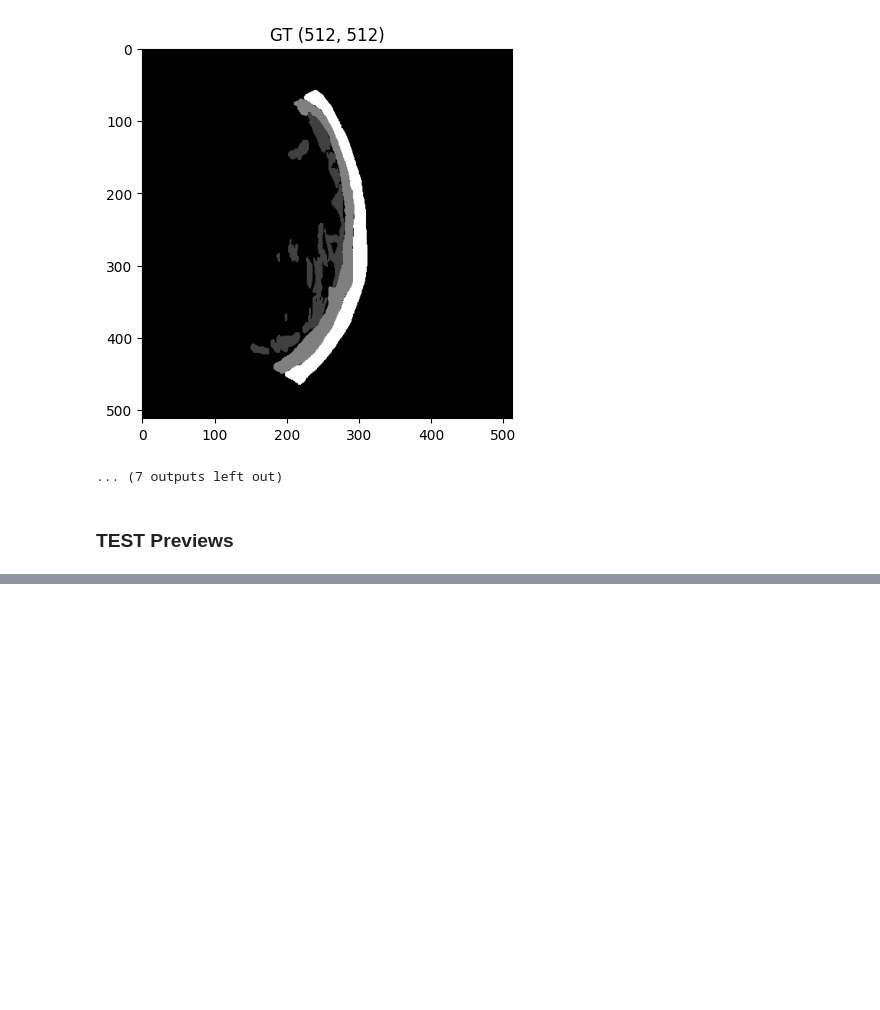
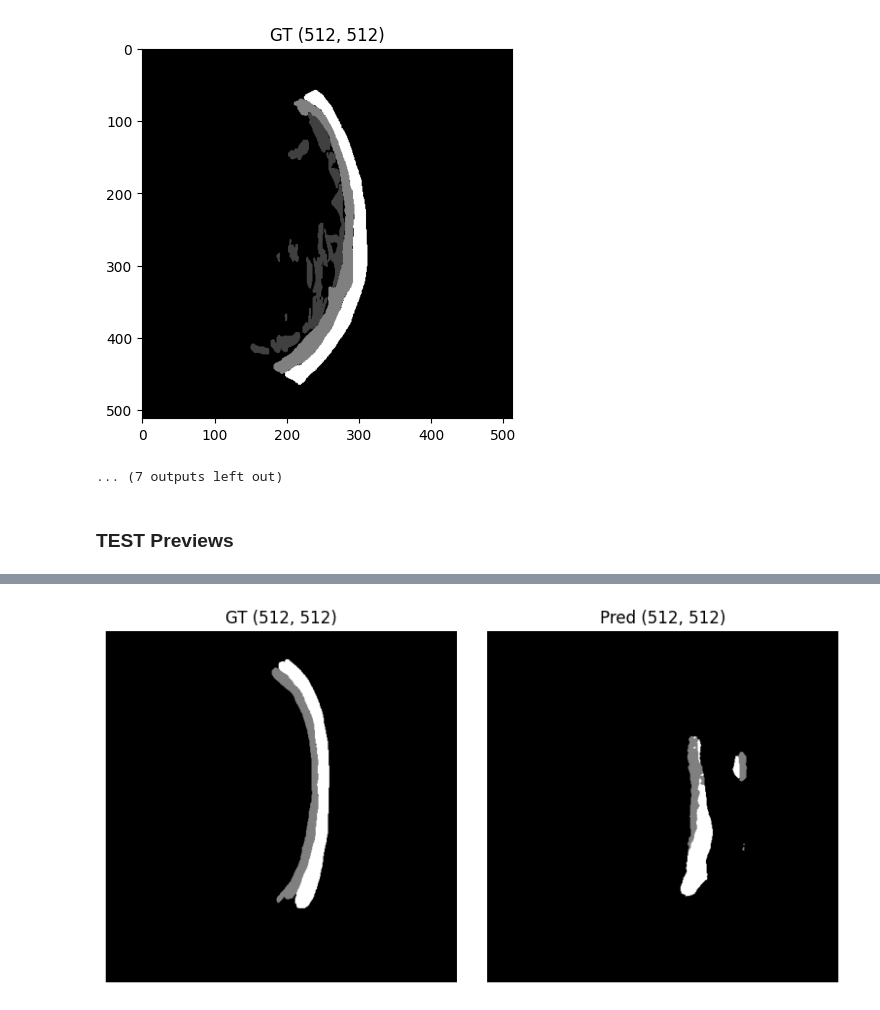
Before and after one commit to vsi-lab/retina_ultrasound_annotation, a Jupyter notebook: notebooks/USFM_Ultrasound.ipynb, the cells around one changed output, grey strips where cells are left out. Saved outputs shown, nothing was run; the diff lists cells and outputs as text; code cells hidden in the pictures; blank space fills up the shorter version.

Commit message:
- Run Experiments using 5 class + 3 class on USFM & TransUnet

```diff
--- a/notebooks/USFM_Ultrasound.ipynb
+++ b/notebooks/USFM_Ultrasound.ipynb
@@ -472,7 +486,7 @@ Pred unique labels: [0, 1, 2, 4]
 import cv2, numpy as np, glob, os
 import matplotlib.pyplot as plt
 
-root = "/content/drive/MyDrive/USFM/USFM_repo/logs/finetune/Seg/retina_usg/Upernet/upernet_probe_test/2025-11-26_09-19-02/outputs/best_test_dice0.739"
+root = "/content/drive/MyDrive/USFM/USFM_repo/logs/finetune/Seg/retina_usg/Upernet/upernet_probe_test/2025-11-28_08-37-18/outputs/best_test_dice0.731"
 vals = set()
 
 for p in glob.glob(os.path.join(root, "mask_pre", "*.png"))[:200]:
@@ -516,0 +519,92 @@ print("Pred unique labels:", sorted(vals))
+# %%
+import cv2, numpy as np, glob, os
+import matplotlib.pyplot as plt
+
+root=        "/content/drive/MyDrive/USFM/USFM_repo/logs/finetune/Seg/retina_usg/Upernet/upernet_probe_test/2025-11-28_00-37-18/outputs/best_test_dice0.731"
+
+num_classes = 5  # 0=bg, 1=VH, 2=retina, 3=ON, 4=choroid
+class_names = {
+    0: "background",
+    1: "vitreous_humor",
+    2: "retina",
+    3: "optic_nerve",
+    4: "choroid",
+}
+
+vals = set()
+
+# accumulators
+gt_pixels      = np.zeros(num_classes, dtype=np.int64)
+pred_pixels    = np.zeros(num_classes, dtype=np.int64)
+gt_img_present = np.zeros(num_classes, dtype=np.int64)
+pred_img_present = np.zeros(num_classes, dtype=np.int64)
+
+total_pixels = 0
+num_images   = 0
+
+for p in glob.glob(os.path.join(root, "mask_pre", "*.png"))[:200]:
+    print(p)
+
+    gt = cv2.imread(p.replace("mask_pre", "mask_gt"), cv2.IMREAD_UNCHANGED)
+    m  = cv2.imread(p, cv2.IMREAD_UNCHANGED)
+
+    # sanity: ensure shapes match
+    assert gt.shape == m.shape, f"Shape mismatch {gt.shape} vs {m.shape} for {p}"
+
+    h, w = gt.shape[:2]
+    total_pixels += h * w
+    num_images   += 1
+
+    # one figure, two subplots in a row (optional – keep or comment out if too many)
+    plt.figure(figsize=(8, 4))
+
+    plt.subplot(1, 2, 1)
+    plt.title(f"GT {gt.shape}")
+    plt.imshow(gt, cmap='gray')
+    plt.axis('off')
+
+    plt.subplot(1, 2, 2)
+    plt.title(f"Pred {m.shape}")
+    plt.imshow(m, cmap='gray')
+    plt.axis('off')
+
+    plt.tight_layout()
+    plt.show()
+
+    vals.update(np.unique(m).tolist())
+
+    # --- accumulate per-class stats ---
+    for c in range(num_classes):
+        gt_mask   = (gt == c)
+        pred_mask = (m  == c)
+
+        gt_pixels[c]   += int(gt_mask.sum())
+        pred_pixels[c] += int(pred_mask.sum())
+
+        if gt_mask.any():
+            gt_img_present[c] += 1
+        if pred_mask.any():
+            pred_img_present[c] += 1
+
+print("Pred unique labels:", sorted(vals))
+
+print("\n=== Per-class presence summary over folder ===")
+for c in range(num_classes):
+    name = class_names.get(c, f"class_{c}")
+    if total_pixels > 0 and num_images > 0:
+        gt_pix_pct   = 100.0 * gt_pixels[c]   / float(total_pixels)
+        pred_pix_pct = 100.0 * pred_pixels[c] / float(total_pixels)
+
+        gt_img_pct   = 100.0 * gt_img_present[c]   / float(num_images)
+        pred_img_pct = 100.0 * pred_img_present[c] / float(num_images)
+    else:
+        gt_pix_pct = pred_pix_pct = gt_img_pct = pred_img_pct = float("nan")
+
+    print(
+        f"{name:15s} | "
+        f"GT pixels:   {gt_pix_pct:6.3f}%  "
+        f"Pred pixels: {pred_pix_pct:6.3f}%  ||  "
+        f"GT images:   {gt_img_pct:5.1f}%  "
+        f"Pred images: {pred_img_pct:5.1f}%"
+    )
+# %% [output]
@@ -516,0 +612 @@ print("Pred unique labels:", sorted(vals))
+[figure, added]
```
Also changed, not shown: parts of 9 cells of this notebook, 14 other files.
